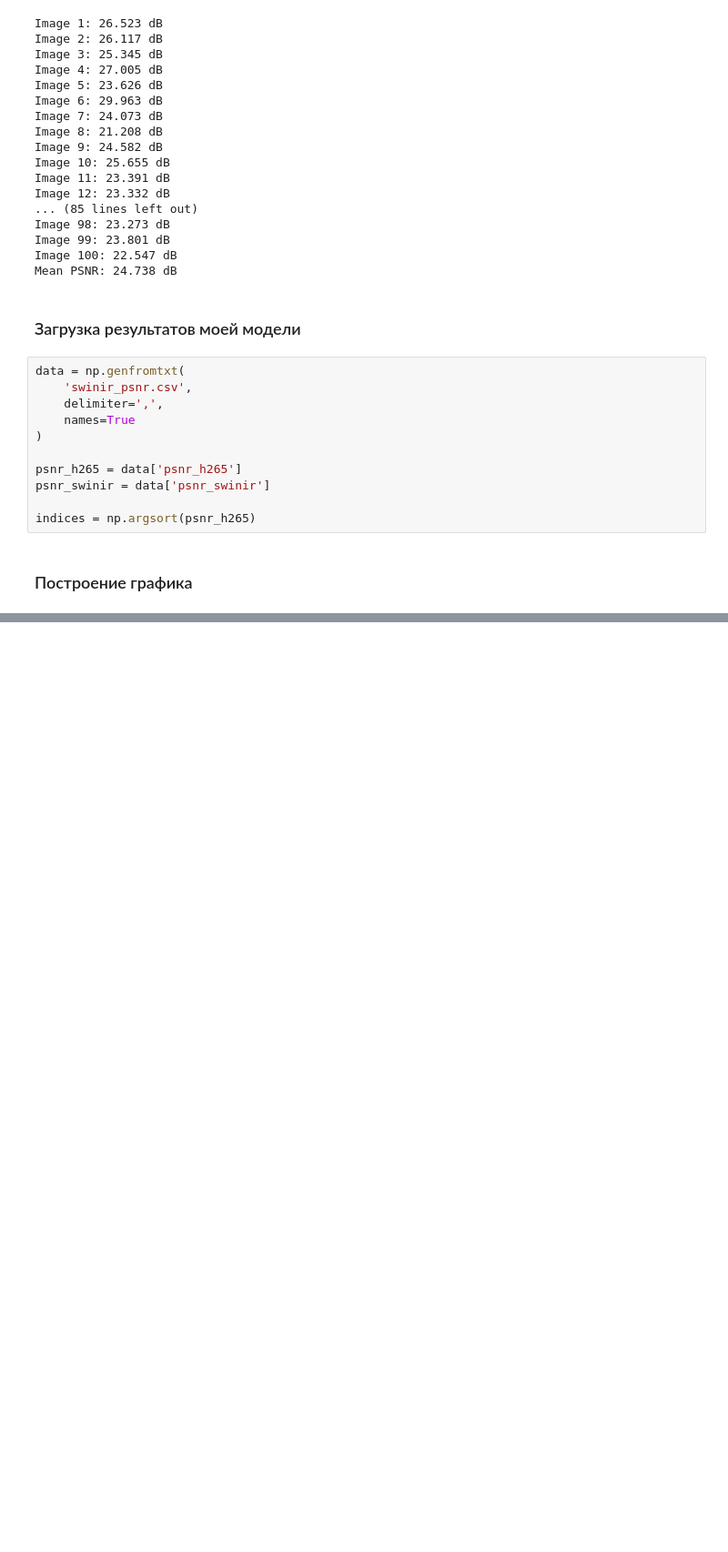
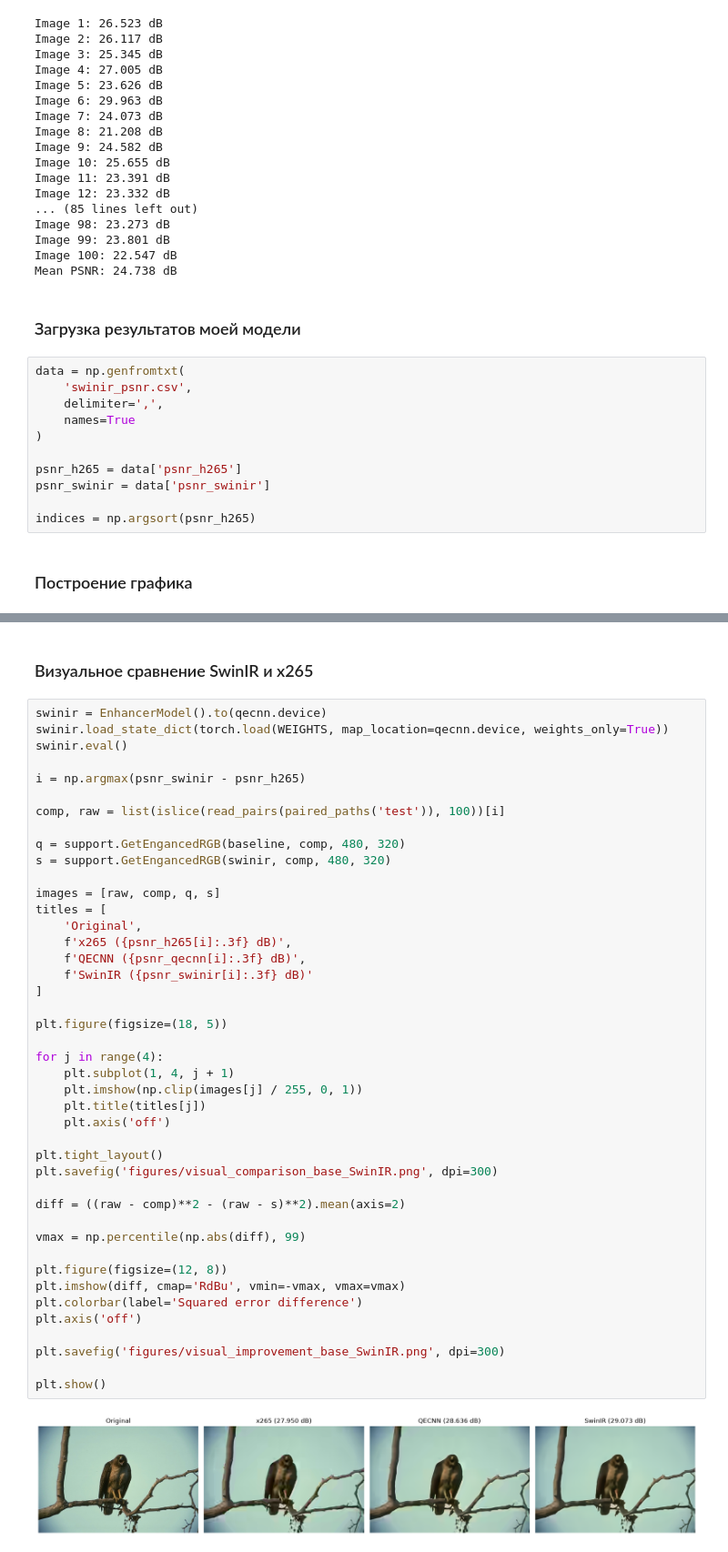
Before and after one commit to Daniil-Vishnivetskii/Laboratory_Vishnivetsky_information_theory, a Jupyter notebook: Plotter.ipynb, the cells around one changed output, grey strips where cells are left out. Shown at 91% size. Drawn from its saved outputs; the diff is of its cells as text; blank space fills up the shorter version.

```diff
--- a/Plotter.ipynb
+++ b/Plotter.ipynb
@@ -105,0 +161,47 @@ plt.show()
+# %% [markdown]
+### Визуальное сравнение SwinIR и x265
+# %%
+swinir = EnhancerModel().to(qecnn.device)
+swinir.load_state_dict(torch.load(WEIGHTS, map_location=qecnn.device, weights_only=True))
+swinir.eval()
+
+i = np.argmax(psnr_swinir - psnr_h265)
+
+comp, raw = list(islice(read_pairs(paired_paths('test')), 100))[i]
+
+q = support.GetEngancedRGB(baseline, comp, 480, 320)
+s = support.GetEngancedRGB(swinir, comp, 480, 320)
+
+images = [raw, comp, q, s]
+titles = [
+    'Original',
+    f'x265 ({psnr_h265[i]:.3f} dB)',
+    f'QECNN ({psnr_qecnn[i]:.3f} dB)',
+    f'SwinIR ({psnr_swinir[i]:.3f} dB)'
+]
+
+plt.figure(figsize=(18, 5))
+
+for j in range(4):
+    plt.subplot(1, 4, j + 1)
+    plt.imshow(np.clip(images[j] / 255, 0, 1))
+    plt.title(titles[j])
+    plt.axis('off')
+
+plt.tight_layout()
+plt.savefig('figures/visual_comparison_base_SwinIR.png', dpi=300)
+
+diff = ((raw - comp)**2 - (raw - s)**2).mean(axis=2)
+
+vmax = np.percentile(np.abs(diff), 99)
+
+plt.figure(figsize=(12, 8))
+plt.imshow(diff, cmap='RdBu', vmin=-vmax, vmax=vmax)
+plt.colorbar(label='Squared error difference')
+plt.axis('off')
+
+plt.savefig('figures/visual_improvement_base_SwinIR.png', dpi=300)
+
+plt.show()
+# %% [output]
+[figure, added]
```
Also changed, not shown: parts of 7 cells of this notebook, 6 other files.
